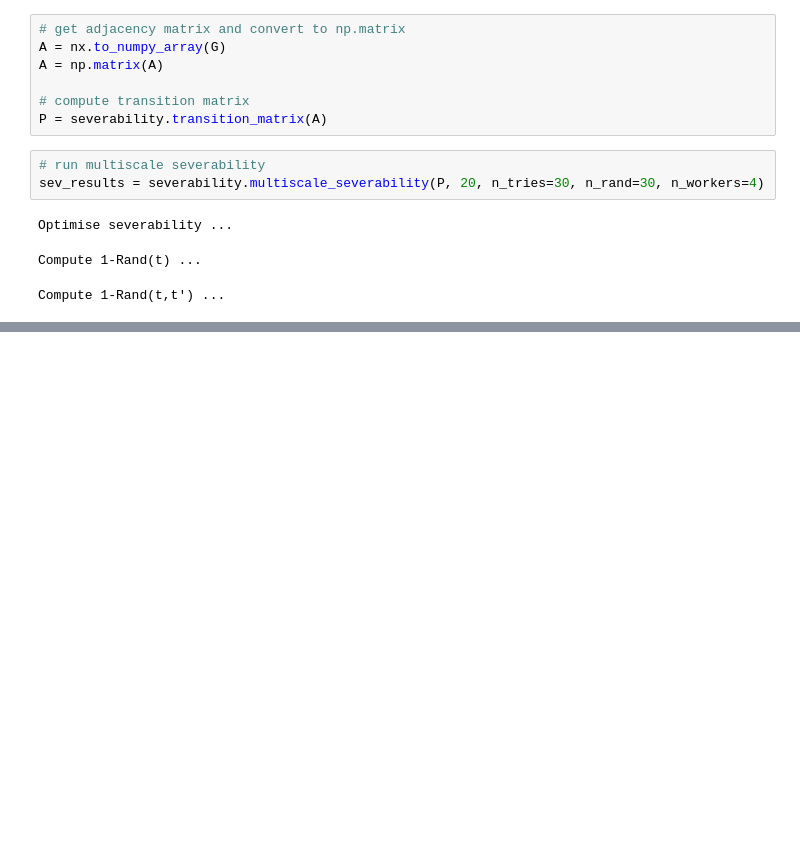
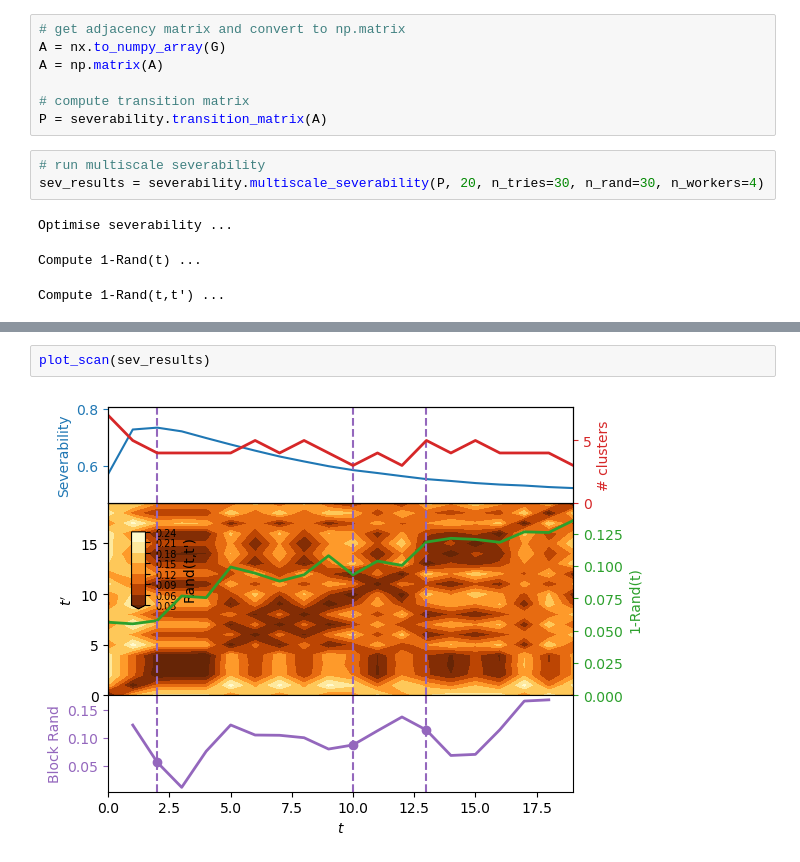
Before and after one commit to barahona-research-group/severability, a Jupyter notebook: notebooks/Example_4.ipynb, the cells around one changed output, grey strips where cells are left out. Cells and saved outputs as stored; diff of their text form; blank space fills up the shorter version.

```diff
--- a/notebooks/Example_4.ipynb
+++ b/notebooks/Example_4.ipynb
@@ -77,3 +36,7 @@ plt.show()
+# %%
+plot_scan(sev_results)
+# %% [output]
+[figure, added]
 # %%
 partitions = sev_results['partitions']
 
```
Also changed, not shown: parts of 4 cells of this notebook, 1 other file.
